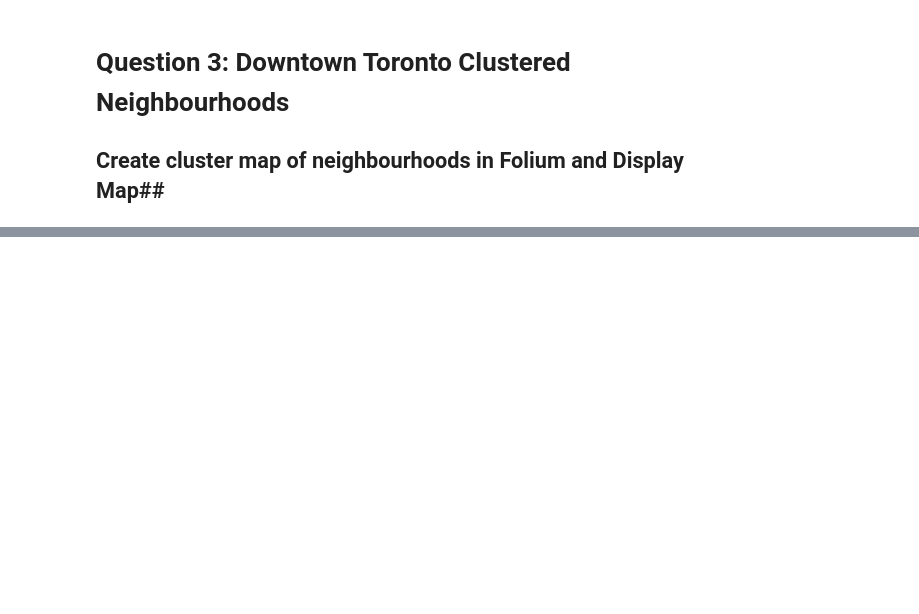
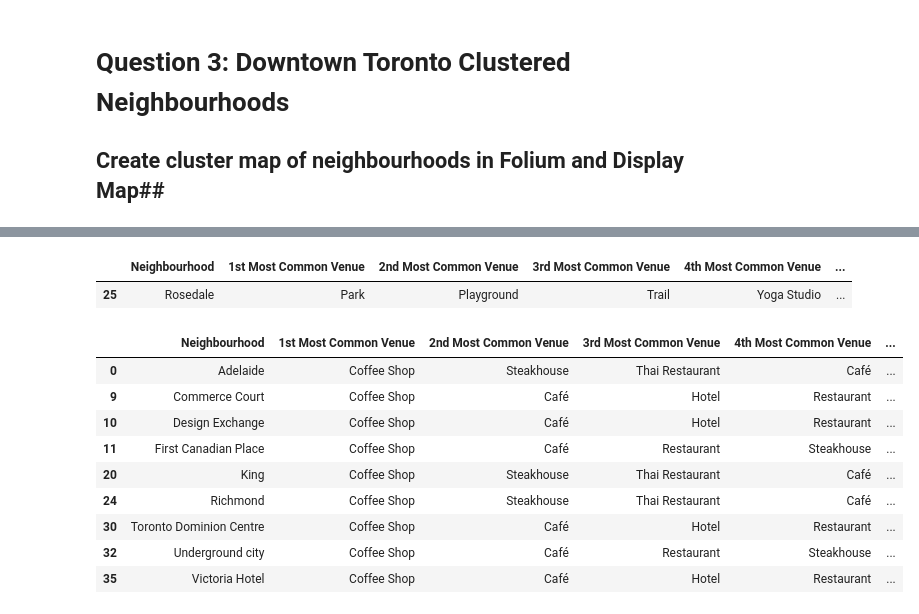
Before and after one commit to Kofi-Codrington/github-example, a Jupyter notebook: Applied Data Science Capstone - Week 3 Peer Graded Assignment.ipynb, the cells around one changed output, grey strips where cells are left out. Saved outputs shown, nothing was run; the diff lists cells and outputs as text; code cells hidden in the pictures; blank space fills up the shorter version.

```diff
--- a/Applied Data Science Capstone - Week 3 Peer Graded Assignment.ipynb
+++ b/Applied Data Science Capstone - Week 3 Peer Graded Assignment.ipynb
@@ -303,0 +422,18 @@ map_clusters
+# %%
+df5.loc[df5['Cluster Labels'] == 2, df5.columns[[3] + list(range(4, df5.shape[1]))]]
+# %% [output]
+|  | Neighbourhood | 1st Most Common Venue | 2nd Most Common Venue | 3rd Most Common Venue | 4th Most Common Venue | ... |
+| 25 | Rosedale | Park | Playground | Trail | Yoga Studio | ... |
+# %%
+df5.loc[df5['Cluster Labels'] == 3, df5.columns[[3] + list(range(4, df5.shape[1]))]]
+# %% [output]
+|  | Neighbourhood | 1st Most Common Venue | 2nd Most Common Venue | 3rd Most Common Venue | 4th Most Common Venue | ... |
+| 0 | Adelaide | Coffee Shop | Steakhouse | Thai Restaurant | Café | ... |
+| 9 | Commerce Court | Coffee Shop | Café | Hotel | Restaurant | ... |
+| 10 | Design Exchange | Coffee Shop | Café | Hotel | Restaurant | ... |
+| 11 | First Canadian Place | Coffee Shop | Café | Restaurant | Steakhouse | ... |
+| 20 | King | Coffee Shop | Steakhouse | Thai Restaurant | Café | ... |
+| 24 | Richmond | Coffee Shop | Steakhouse | Thai Restaurant | Café | ... |
+| 30 | Toronto Dominion Centre | Coffee Shop | Café | Hotel | Restaurant | ... |
+| 32 | Underground city | Coffee Shop | Café | Restaurant | Steakhouse | ... |
+| 35 | Victoria Hotel | Coffee Shop | Café | Hotel | Restaurant | ... |
```
Also changed, not shown: parts of 22 cells of this notebook.
